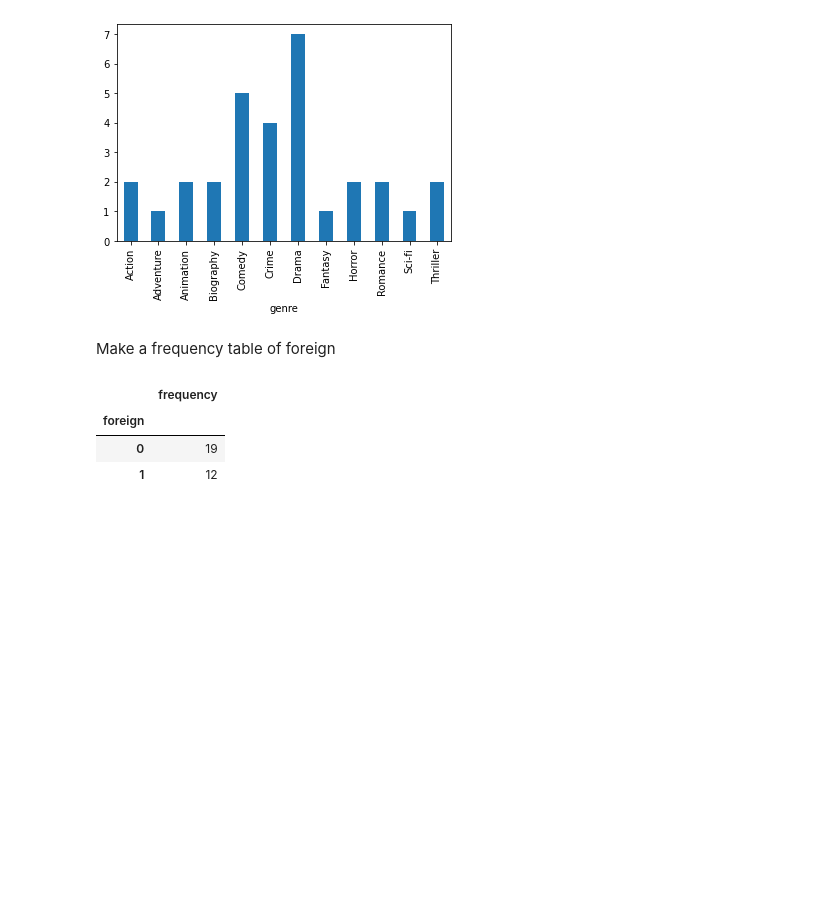
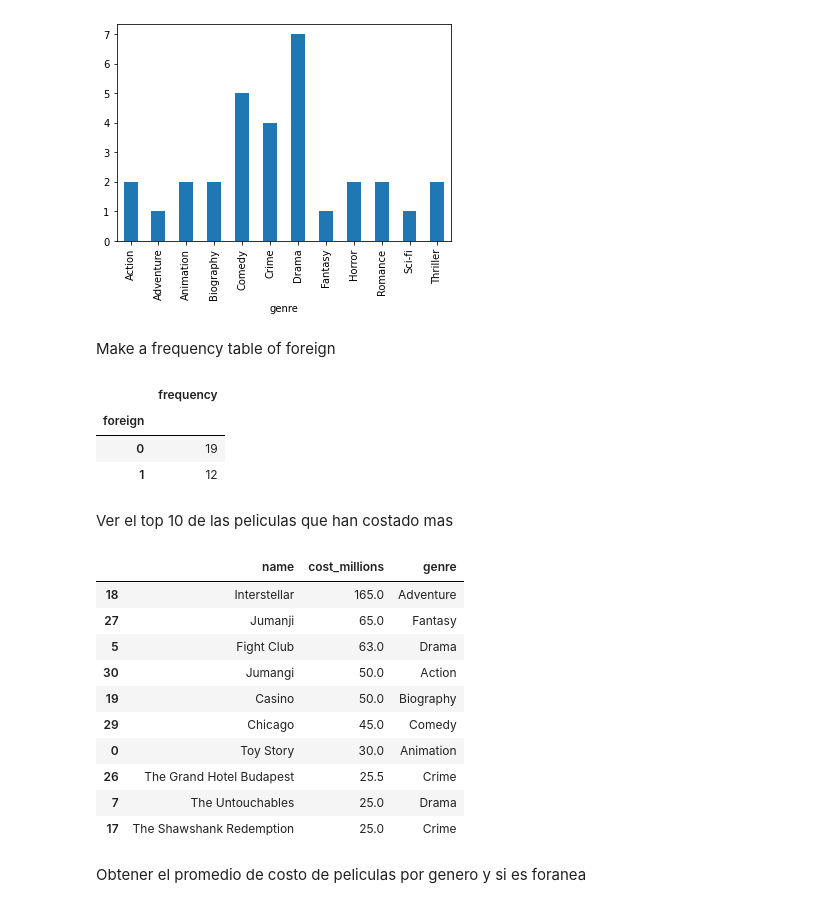
Before and after one commit to STR4NG3R/AnalisisDatos, a Jupyter notebook: 1U/1/pymd.ipynb, the cells around one changed output. Saved outputs shown, nothing was run; the diff lists cells and outputs as text; code cells hidden in the pictures; blank space fills up the shorter version.

```diff
--- a/1U/1/pymd.ipynb
+++ b/1U/1/pymd.ipynb
@@ -90,3 +32,21 @@ data.groupby('foreign').agg(frequency=('foreign', 'count'))
 | foreign |  |
 | 0 | 19 |
 | 1 | 12 |
+# %% [markdown]
+Ver el top 10 de las peliculas que han costado mas
+# %%
+data.sort_values(by=['cost_millions'], ascending=False).head(10)[['name', 'cost_millions', 'genre']]
+# %% [output]
+|  | name | cost_millions | genre |
+| 18 | Interstellar | 165.0 | Adventure |
+| 27 | Jumanji | 65.0 | Fantasy |
+| 5 | Fight Club | 63.0 | Drama |
+| 30 | Jumangi | 50.0 | Action |
+| 19 | Casino | 50.0 | Biography |
+| 29 | Chicago | 45.0 | Comedy |
+| 0 | Toy Story | 30.0 | Animation |
+| 26 | The Grand Hotel Budapest | 25.5 | Crime |
+| 7 | The Untouchables | 25.0 | Drama |
+| 17 | The Shawshank Redemption | 25.0 | Crime |
+# %% [markdown]
+Obtener el promedio de costo de peliculas por genero y si es foranea
```
Also changed, not shown: parts of 19 cells of this notebook.
